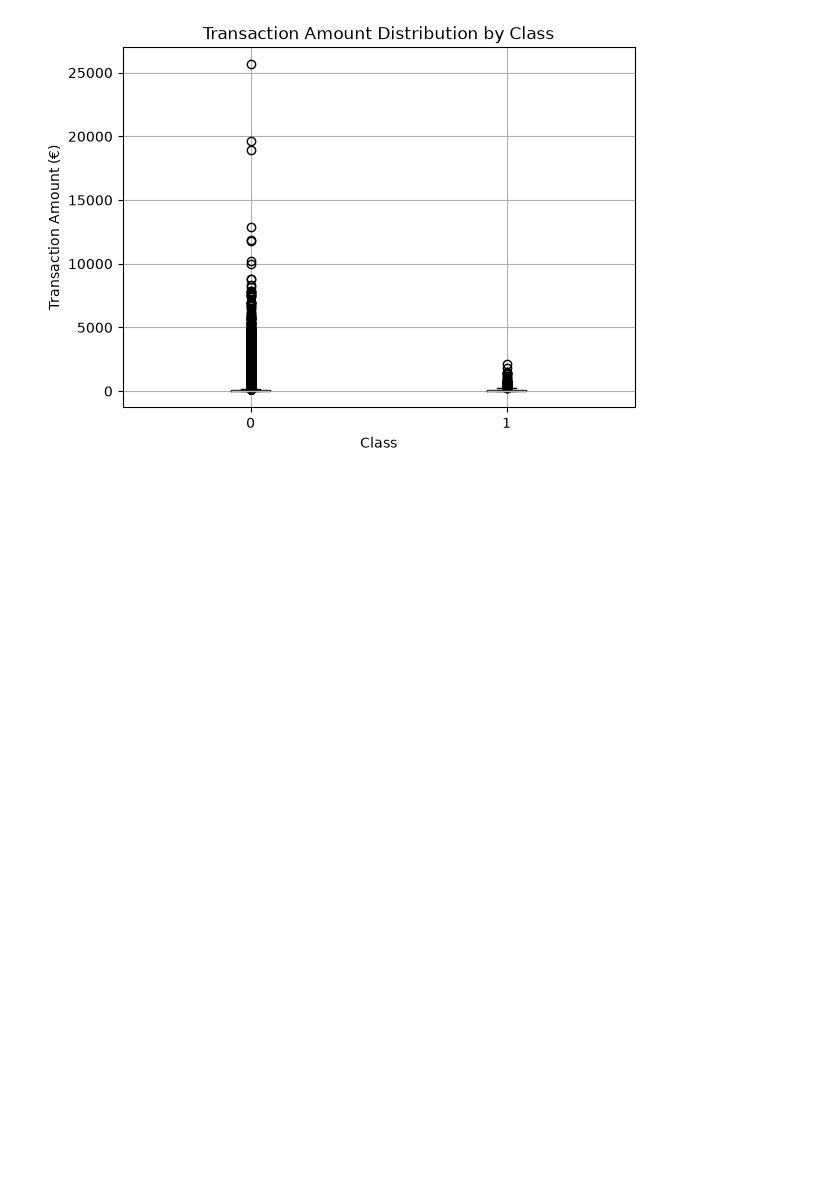
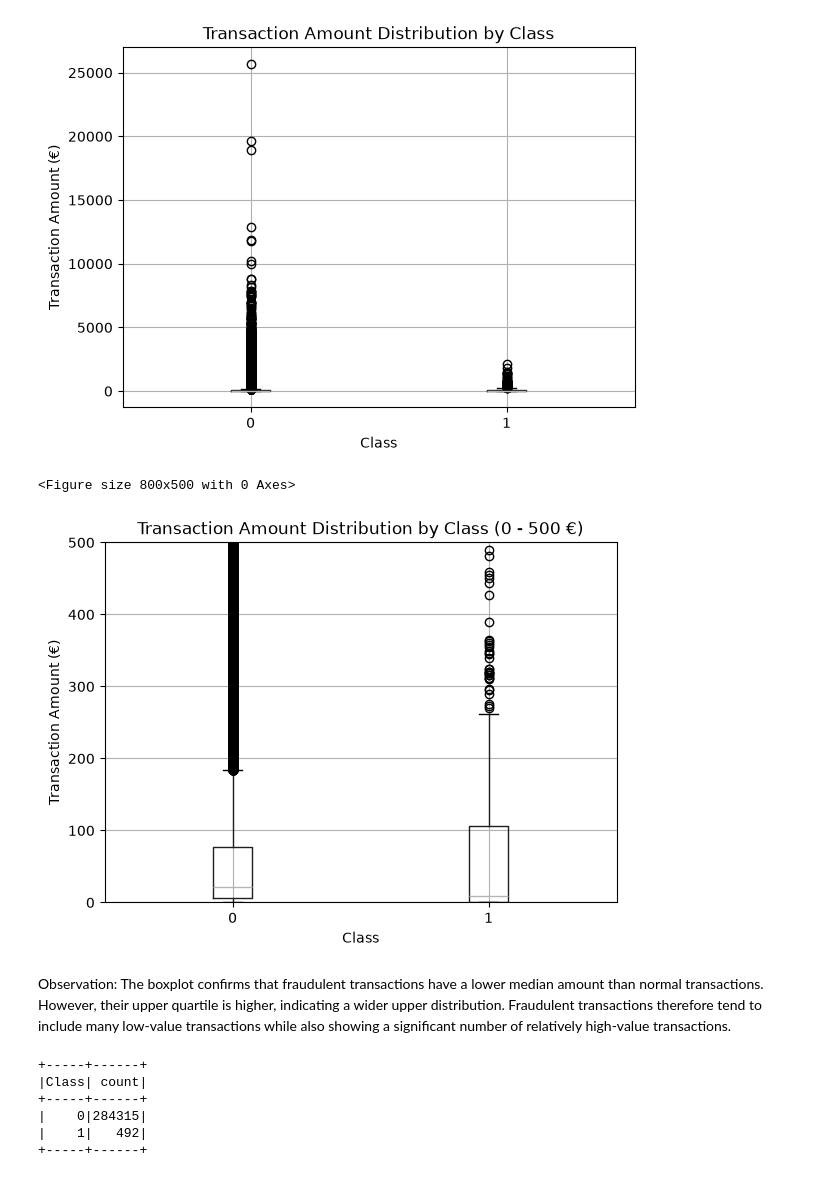
Before and after one commit to Megapixel777/fraud-detection-ai, a Jupyter notebook: notebooks/02_data_exploration.ipynb, the cells around one changed output. Saved outputs shown, nothing was run; the diff lists cells and outputs as text; code cells hidden in the pictures; blank space fills up the shorter version.

```diff
--- a/notebooks/02_data_exploration.ipynb
+++ b/notebooks/02_data_exploration.ipynb
@@ -523,3 +523,47 @@ plt.show()
 # %% [output]
 <Figure size 800x500 with 0 Axes>
 [figure]
+# %%
+# ==========================
+# Amount Distribution by Class (0 - 500 €)
+# ==========================
+
+import matplotlib.pyplot as plt
+
+plt.figure(figsize=(8, 5))
+
+amount_class_pd.boxplot(
+    column="Amount",
+    by="Class"
+)
+
+plt.ylim(0, 500)
+
+plt.title("Transaction Amount Distribution by Class (0 - 500 €)")
+plt.suptitle("")
+plt.xlabel("Class")
+plt.ylabel("Transaction Amount (€)")
+
+plt.show()
+# %% [output]
+<Figure size 800x500 with 0 Axes>
+[figure, added]
+# %% [markdown]
+Observation:
+The boxplot confirms that fraudulent transactions have a lower median amount than normal transactions. However, their upper quartile is higher, indicating a wider upper distribution. Fraudulent transactions therefore tend to include many low-value transactions while also showing a significant number of relatively high-value transactions.
+# %%
+class_distribution_df = (
+    df
+    .groupBy("Class")
+    .count()
+    .orderBy("Class")
+)
+
+class_distribution_df.show()
+# %% [output]
++-----+------+
+|Class| count|
++-----+------+
+|    0|284315|
+|    1|   492|
++-----+------+
```
Also changed, not shown: parts of 4 cells of this notebook.
